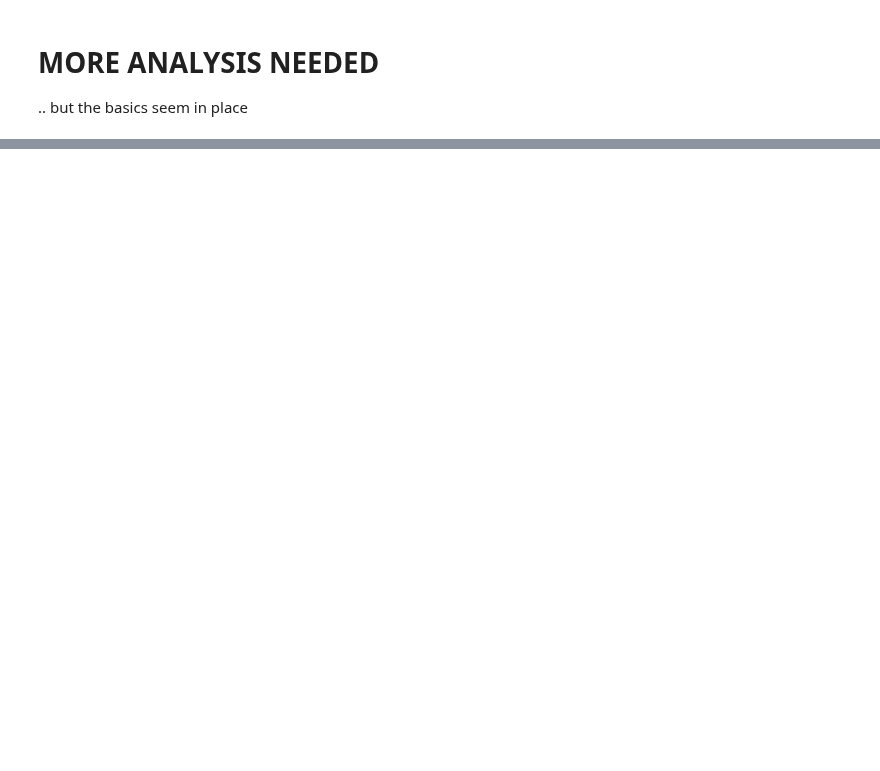
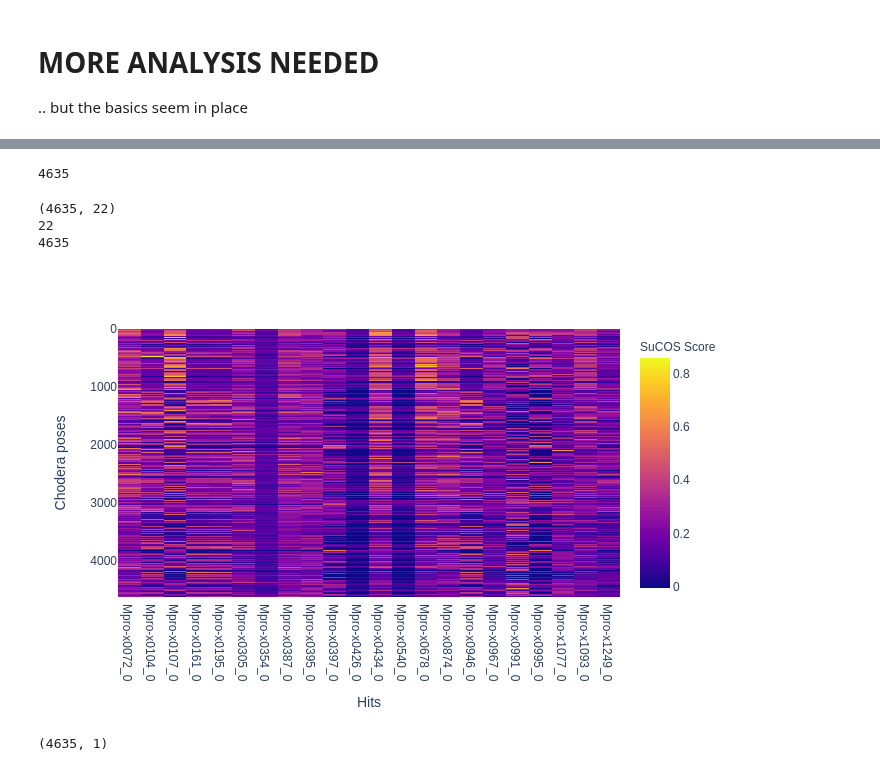
Before and after one commit to tdudgeon/jupyter_mpro, a Jupyter notebook: SuCOSStein.ipynb, the cells around one changed output, grey strips where cells are left out. Cells and saved outputs as stored; diff of their text form; code cells hidden in the pictures; blank space fills up the shorter version.

```diff
--- a/SuCOSStein.ipynb
+++ b/SuCOSStein.ipynb
@@ -698,0 +681,29 @@ w.close()
+# %%
+# Read John Chodera's docked poses of moonshot compounds
+gz = gzip.open('data/misc/covid_submissions_all_info-docked-overlap.sdf.gz')
+supplr = Chem.ForwardSDMolSupplier(gz)
+chodera_poses = []
+count = 0
+for m in supplr:
+    chodera_poses.append(m)
+    count += 1
+len(chodera_poses)
+# %% [output]
+4635
+# %%
+df_chodera, chodera_x_names, chodera_y_names = gen_sucos_scores(chodera_poses)
+# %% [output]
+(4635, 22)
+22
+4635
+# %%
+fig = px.imshow(df_chodera, labels=dict(x="Hits", y="Chodera poses", color="SuCOS Score"), x=chodera_x_names)
+fig.show()
+# reasonable overlap with most hits
+# %% [output]
+[figure, added]
+# %%
+df_fmapscores_chodera = gen_fmap_scores(chodera_poses)
+df_fmapscores_chodera.shape
+# %% [output]
+(4635, 1)
```
Also changed, not shown: parts of 21 cells of this notebook, 6 other files.
